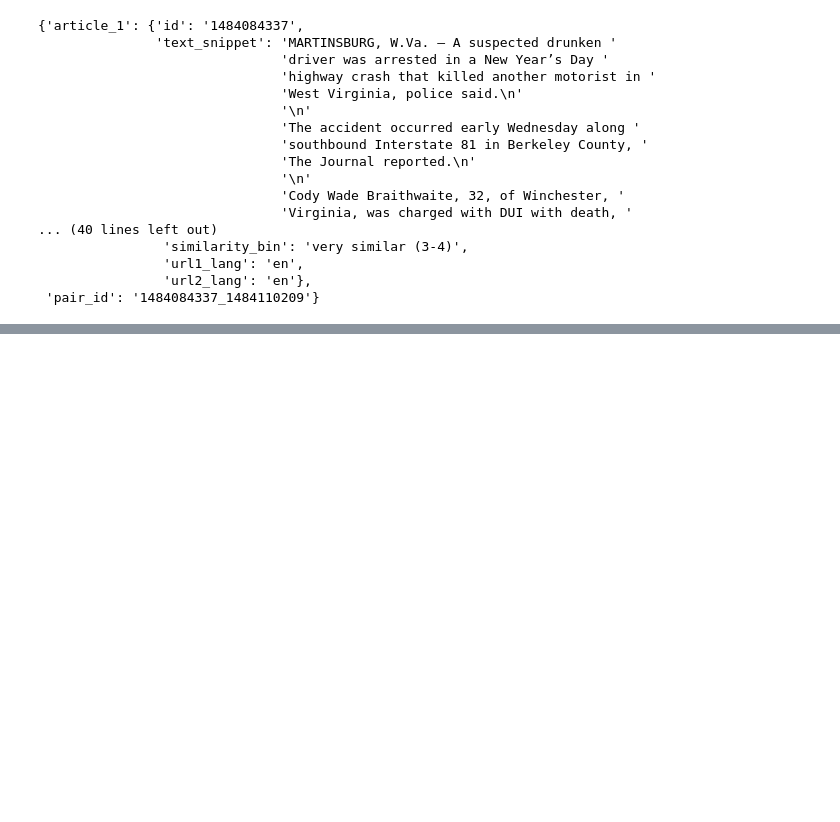
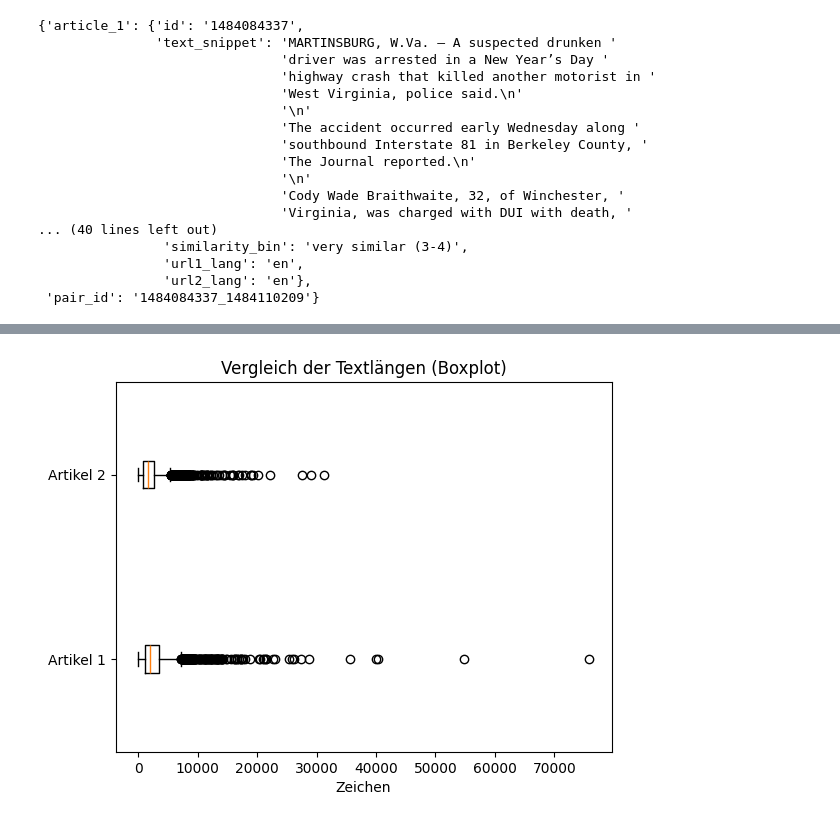
Before and after one commit to Eluminix/AI-Lab, a Jupyter notebook: Data Exploration.ipynb, the cells around one changed output, grey strips where cells are left out. Saved outputs shown, nothing was run; the diff lists cells and outputs as text; code cells hidden in the pictures; blank space fills up the shorter version.

```diff
--- a/Data Exploration.ipynb
+++ b/Data Exploration.ipynb
@@ -144,0 +230,9 @@ display(dataset_df.head())
+# %%
+plt.boxplot([df_texts["len_text1"], df_texts["len_text2"]],
+            vert=False,
+            labels=["Artikel 1", "Artikel 2"])
+plt.title("Vergleich der Textlängen (Boxplot)")
+plt.xlabel("Zeichen")
+plt.show()
+# %% [output]
+[figure, added]
```
Also changed, not shown: parts of 13 cells of this notebook.
